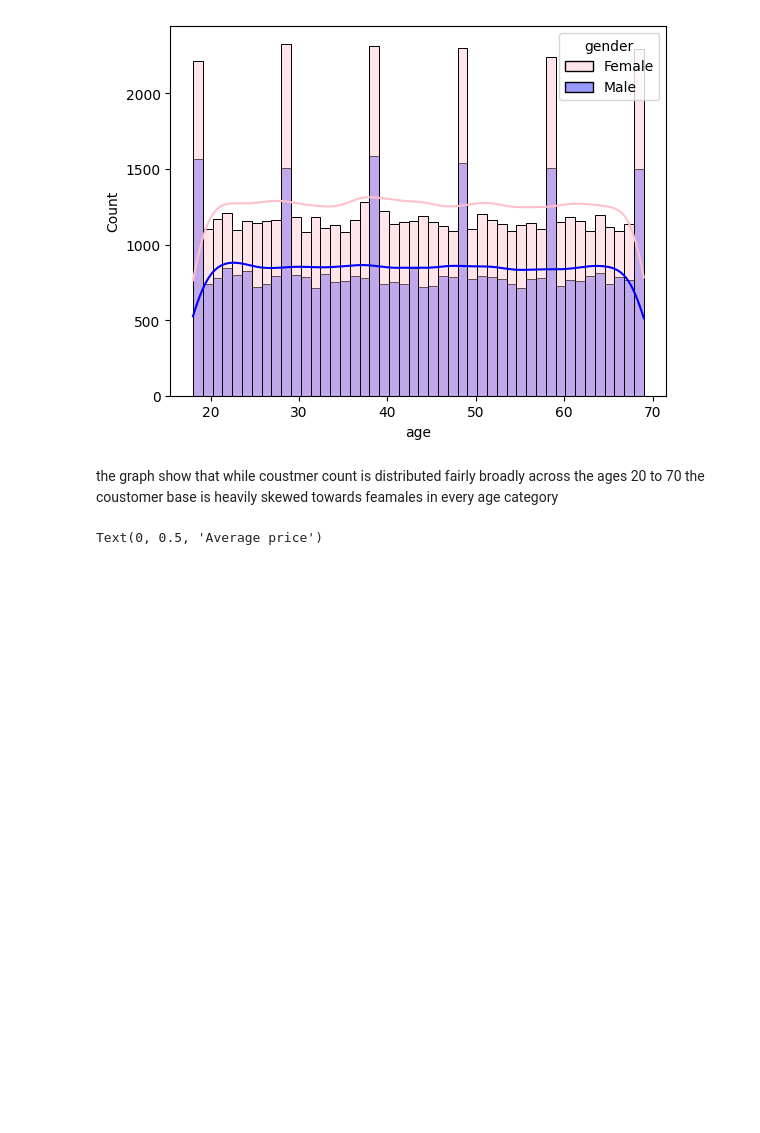
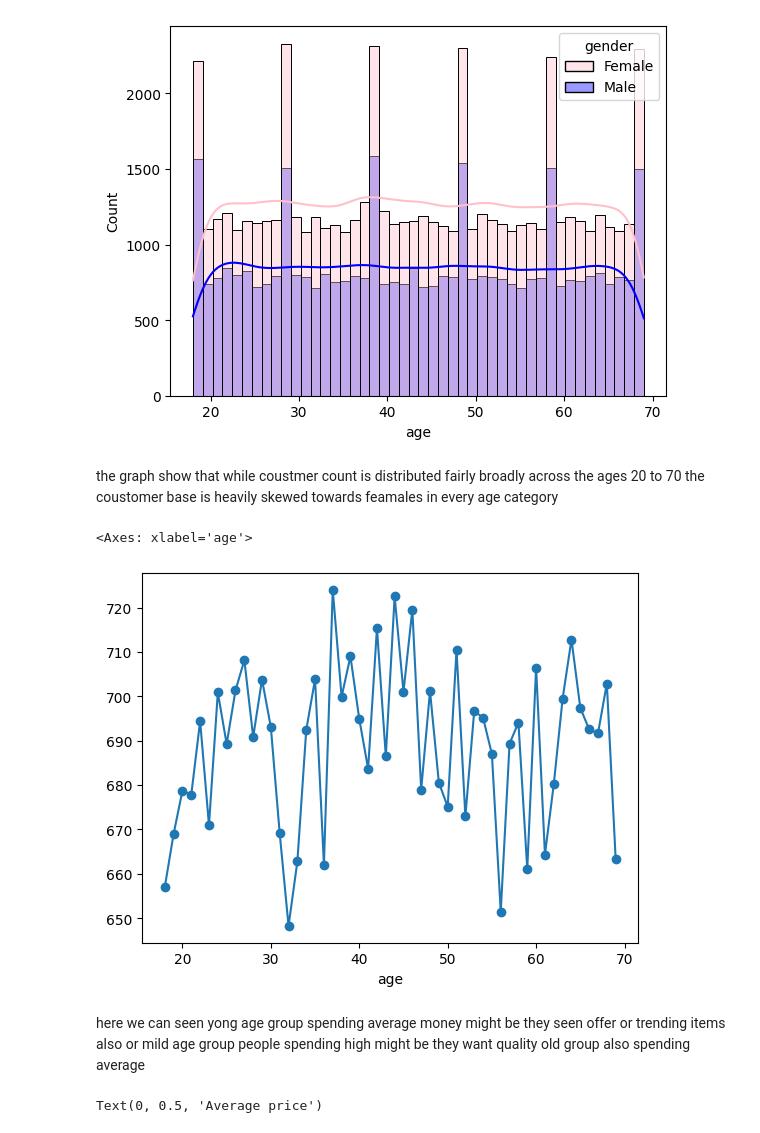
Before and after one commit to Tanishkachakole/coustomer_shopping_behaviour, a Jupyter notebook: ShoppingEDA.ipynb, the cells around one changed output. Cells and saved outputs as stored; diff of their text form; code cells hidden in the pictures; blank space fills up the shorter version.

```diff
--- a/ShoppingEDA.ipynb
+++ b/ShoppingEDA.ipynb
@@ -134,6 +135,15 @@ sns.histplot(data=df,x="age",hue="gender",kde=True,palette={"Male":"blue","Femal
 # %% [markdown]
 the graph show that while coustmer count is distributed fairly broadly across the ages 20 to 70 the
 coustomer base is heavily skewed towards feamales in every age category
+# %%
+df.groupby("age")["price"].mean().plot(kind="line",marker='o')
+# %% [output]
+<Axes: xlabel='age'>
+[figure, added]
+# %% [markdown]
+here we can seen yong age group spending average money might be they seen offer or trending items also
+or mild age group people spending high might be they want quality
+old group also spending average
 # %%
 plt.figure(figsize=(8,6))
 df.groupby("category")["price"].mean().plot(kind="bar",color="purple",title="Average price by product categories")
```
Also changed, not shown: parts of 34 cells of this notebook.
